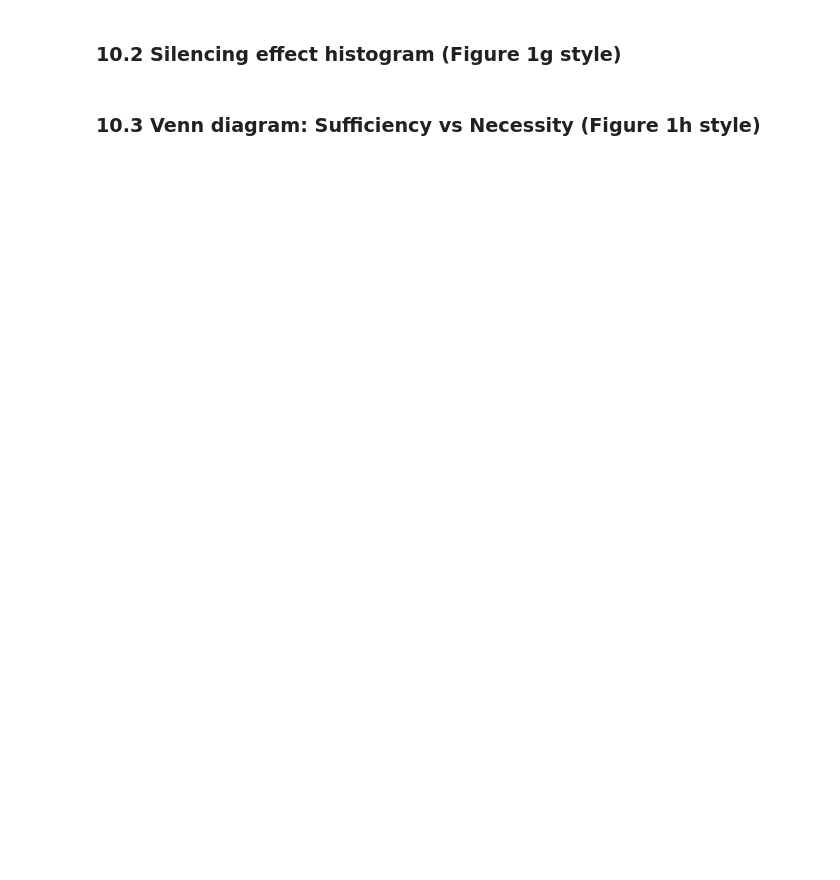
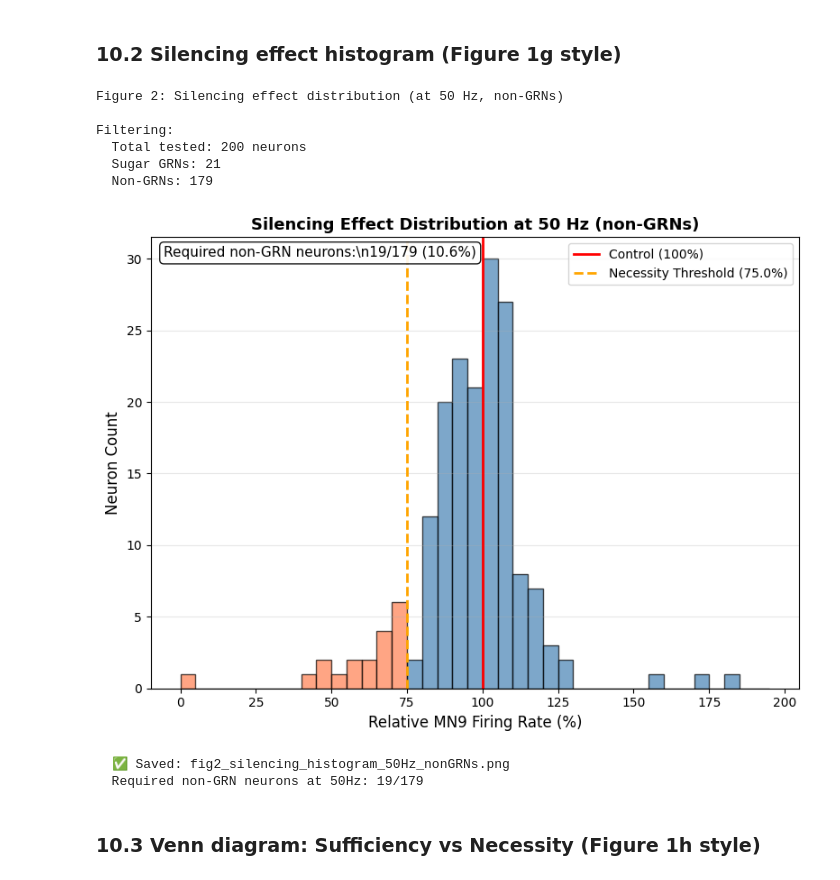
Before and after one commit to ruiluohub/drosophila-lif-reproduction, a Jupyter notebook: exp3_necessity_test.ipynb, the cells around one changed output. Cells and saved outputs as stored; diff of their text form; code cells hidden in the pictures; blank space fills up the shorter version.

```diff
--- a/exp3_necessity_test.ipynb
+++ b/exp3_necessity_test.ipynb
@@ -1365,7 +746,6 @@ with MemoryMonitor(label="Batch6_100Hz"):
         n_trials=N_TRIALS,
         n_workers=N_WORKERS,
         checkpoint_dir=CHECKPOINT_DIR,
-        precomputed_controls=control_results,
         verbose=True
     )
 
@@ -1373,3 +753,4 @@ with MemoryMonitor(label="Batch6_100Hz"):
 
 print(f"\n✅ Batch 6 complete! Time: {elapsed/60:.1f} min")
 print_memory("Final: ")
+os.system('say "Hey , your 100hz test are done. Please check the memory."')
@@ -1393,7 +804,6 @@ with MemoryMonitor(label="Batch7_110Hz"):
         n_trials=N_TRIALS,
         n_workers=N_WORKERS,
         checkpoint_dir=CHECKPOINT_DIR,
-        precomputed_controls=control_results,
         verbose=True
     )
 
@@ -1401,3 +811,10 @@ with MemoryMonitor(label="Batch7_110Hz"):
 
 print(f"\n✅ Batch 7 complete! Time: {elapsed/60:.1f} min")
 print_memory("Final: ")
+# === Save control for this frequency ===
+control_110 = results_batch7[110]['control']
+with open(control_dir / 'control_110.pkl', 'wb') as f:
+    pickle.dump(control_110, f)
+
+print(f"\n💾 Saved control: {control_dir / 'control_110.pkl'}")
+print(f"   {control_110['mean']:.1f} ± {control_110['std']:.1f} Hz")
@@ -1581,54 +1253,76 @@ print(f"  ✅ Saved: fig1_silencing_heatmap.png")
 # %% [markdown]
 ### 10.2 Silencing effect histogram (Figure 1g style)
 # %%
-print("\nFigure 2: Silencing effect distribution (at 50 Hz)")
+# ========== 10.2 Silencing effect histogram (Figure 1g style) ==========
+
+print("\nFigure 2: Silencing effect distribution (at 50 Hz, non-GRNs)")
 
 # Use 50 Hz as example (lowest frequency)
 freq_plot = 50
 silencing_50 = results_exp3_full[freq_plot]['silencing']
 
-# Extract relative rates
+# === Filter out Sugar GRNs ===
+non_grn_neurons = [nid for nid in silencing_50.keys()
+                   if nid not in NEU_SUGAR_LEFT]  # ← 排除GRNs
+
+print(f"\nFiltering:")
+print(f"  Total tested: {len(silencing_50)} neurons")
+print(f"  Sugar GRNs: {len(NEU_SUGAR_LEFT)}")
+print(f"  Non-GRNs: {len(non_grn_neurons)}")
+
+# Extract relative rates (non-GRNs only)
 relative_rates = []
-for nid, stats in silencing_50.items():
-    rate = stats['relative_%']
+for nid in non_grn_neurons:
+    rate = silencing_50[nid]['relative_%']
     if rate != np.inf and rate < 500:  # Filter outliers
         relative_rates.append(rate)
 
 # Plot histogram
-fig, ax = plt.subplots(figsize=(10, 6))
+fig, ax = plt.subplots(figsize=(8, 6))
 
-bins = np.arange(0, 210, 10)
+bins = np.arange(0, 200, 5)
 counts, edges, patches = ax.hist(relative_rates, bins=bins,
                                   edgecolor='black', alpha=0.7, color='steelblue')
 
 # Color bars below threshold
 for i, (count, patch) in enumerate(zip(counts, patches)):
     if edges[i] < NECESSITY_THRESHOLD:
         patch.set_facecolor('coral')
 
 # Reference lines
 ax.axvline(x=100, color='red', linestyle='-', linewidth=2, label='Control (100%)')
 ax.axvline(x=NECESSITY_THRESHOLD, color='orange', linestyle='--', linewidth=2,
            label=f'Necessity Threshold ({NECESSITY_THRESHOLD}%)')
 
 ax.set_xlabel('Relative MN9 Firing Rate (%)', fontsize=12)
 ax.set_ylabel('Neuron Count', fontsize=12)
-ax.set_title(f'Silencing Effect Distribution at {freq_plot} Hz', fontsize=13, fontweight='bold')
+ax.set_title(f'Silencing Effect Distribution at {freq_plot} Hz (non-GRNs)',
+             fontsize=13, fontweight='bold')
 ax.legend(loc='upper right', fontsize=10)
 ax.grid(True, alpha=0.3, axis='y')
 
-# Statistics text
+# Statistics text (non-GRNs only)
 n_required = sum(1 for r in relative_rates if r < NECESSITY_THRESHOLD)
 n_total = len(relative_rates)
-textstr = f'Required neurons: {n_required}/{n_total}\n({100*n_required/n_total:.1f}%)'
+textstr = f'Required non-GRN neurons:\\n{n_required}/{n_total} ({100*n_required/n_total:.1f}%)'
 ax.text(0.02, 0.98, textstr, transform=ax.transAxes, fontsize=11,
         verticalalignment='top', bbox=dict(boxstyle='round', facecolor='white', alpha=0.9))
 
 plt.tight_layout()
-plt.savefig(fig_dir / 'fig2_silencing_histogram_50Hz.png', dpi=150, bbox_inches='tight')
+plt.savefig(fig_dir / 'fig2_silencing_histogram_50Hz_nonGRNs.png', dpi=150, bbox_inches='tight')
 plt.show()
 
-print(f"  ✅ Saved: fig2_silencing_histogram_50Hz.png")
-print(f"  Required neurons at 50Hz: {n_required}/200")
+print(f"  ✅ Saved: fig2_silencing_histogram_50Hz_nonGRNs.png")
+print(f"  Required non-GRN neurons at 50Hz: {n_required}/{n_total}")
+# %% [output]
+Figure 2: Silencing effect distribution (at 50 Hz, non-GRNs)
+
+Filtering:
+  Total tested: 200 neurons
+  Sugar GRNs: 21
+  Non-GRNs: 179
+[figure, added]
+  ✅ Saved: fig2_silencing_histogram_50Hz_nonGRNs.png
+  Required non-GRN neurons at 50Hz: 19/179
 # %% [markdown]
 ### 10.3 Venn diagram: Sufficiency vs Necessity (Figure 1h style)
```
Also changed, not shown: parts of 67 cells of this notebook, 13 other files.
